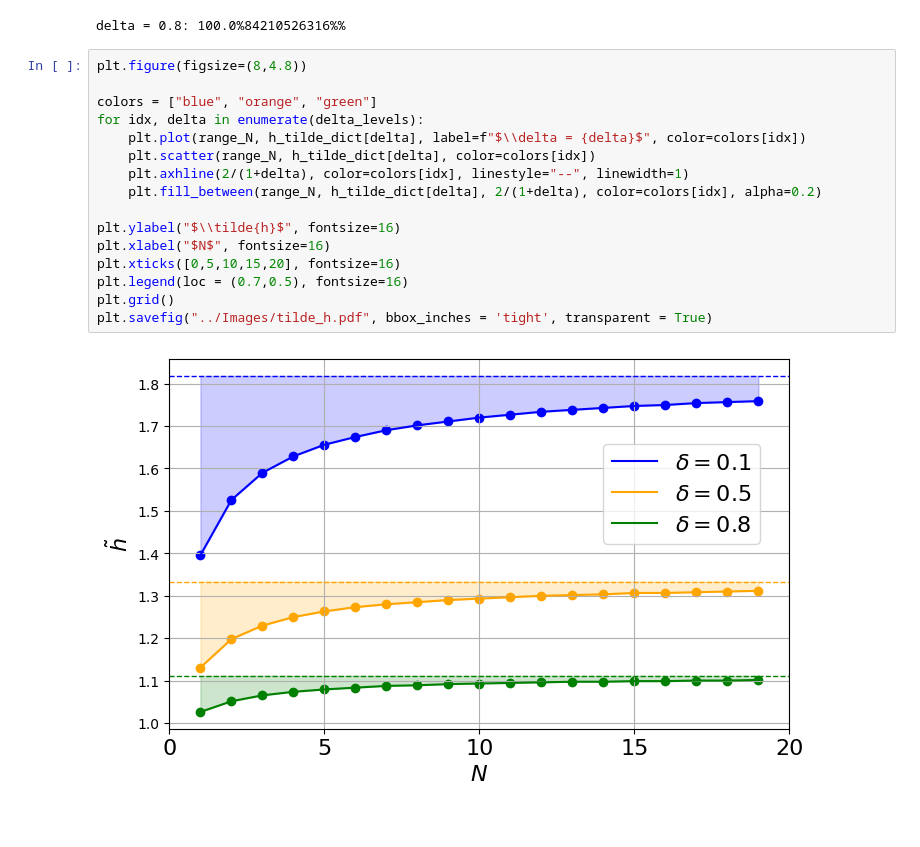
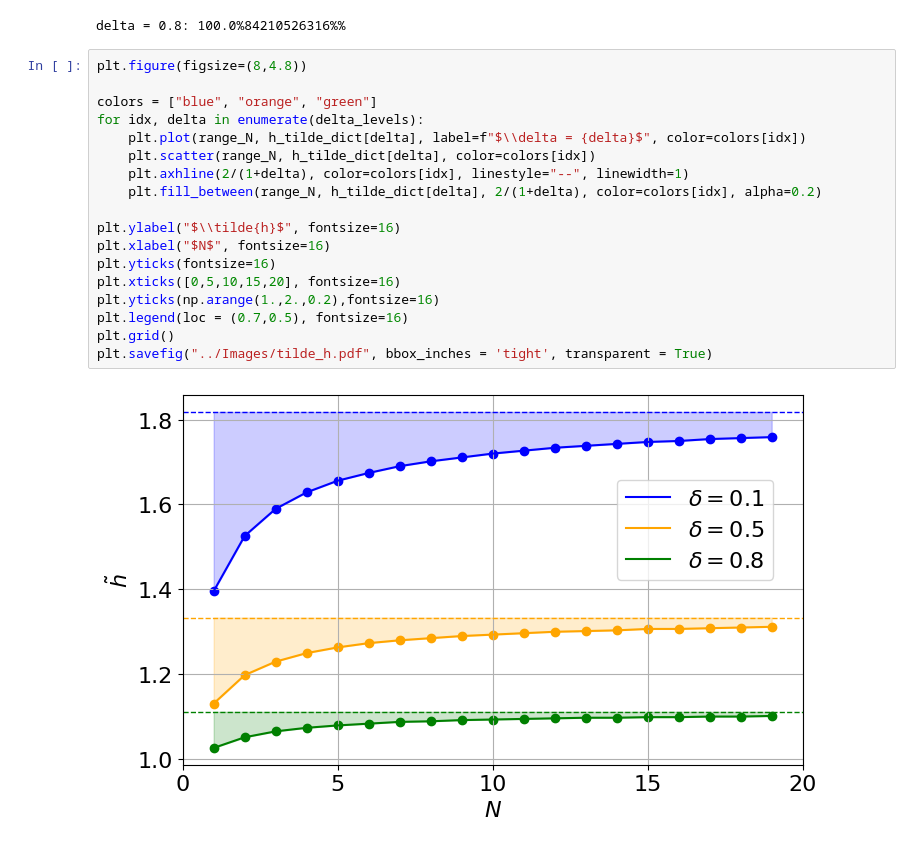
Before and after one commit to Verpierre/Inexact_gradient_descent, a Jupyter notebook: symbolic_h_tilde.ipynb, the cells around one changed output. Saved outputs shown, nothing was run; the diff lists cells and outputs as text.

```diff
--- a/symbolic_h_tilde.ipynb
+++ b/symbolic_h_tilde.ipynb
@@ -95,18 +95,20 @@ delta = 0.8: 100.0%84210526316%%
 # %%
 plt.figure(figsize=(8,4.8))
 
 colors = ["blue", "orange", "green"]
 for idx, delta in enumerate(delta_levels):
     plt.plot(range_N, h_tilde_dict[delta], label=f"$\\delta = {delta}$", color=colors[idx])
     plt.scatter(range_N, h_tilde_dict[delta], color=colors[idx])
     plt.axhline(2/(1+delta), color=colors[idx], linestyle="--", linewidth=1)
     plt.fill_between(range_N, h_tilde_dict[delta], 2/(1+delta), color=colors[idx], alpha=0.2)
 
 plt.ylabel("$\\tilde{h}$", fontsize=16)
 plt.xlabel("$N$", fontsize=16)
+plt.yticks(fontsize=16)
 plt.xticks([0,5,10,15,20], fontsize=16)
+plt.yticks(np.arange(1.,2.,0.2),fontsize=16)
 plt.legend(loc = (0.7,0.5), fontsize=16)
 plt.grid()
 plt.savefig("../Images/tilde_h.pdf", bbox_inches = 'tight', transparent = True)
 # %% [output]
-[figure, old version]
+[figure, new version]
```
